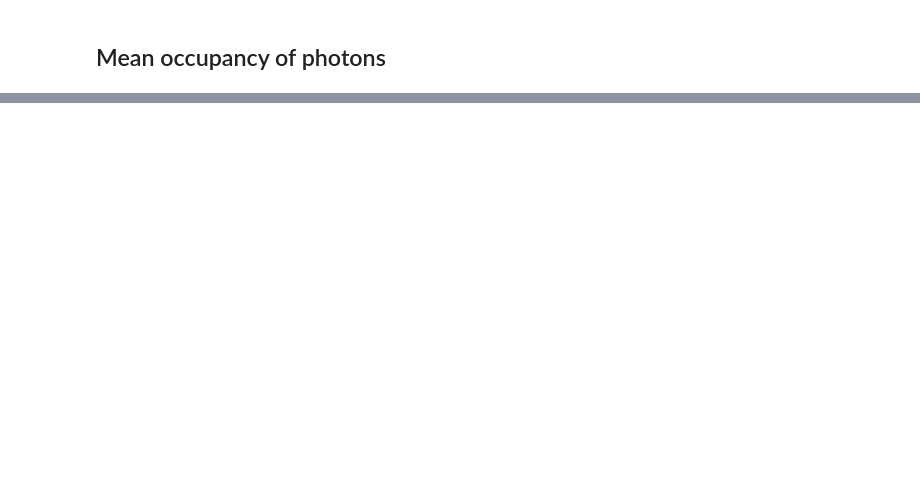
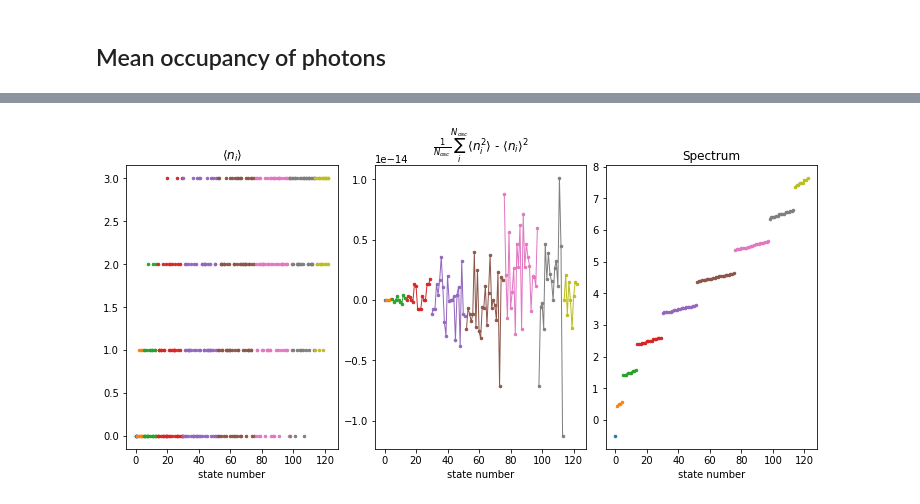
Before and after one commit to anastasiaGor/turbulence_data_notebooks, a Jupyter notebook: Atom-photon Hamiltonian/blocks_atom_multiple_photons.ipynb, the cells around one changed output, grey strips where cells are left out. Cells and saved outputs as stored; diff of their text form; code cells hidden in the pictures; blank space fills up the shorter version.

```diff
--- a/Atom-photon Hamiltonian/blocks_atom_multiple_photons.ipynb
+++ b/Atom-photon Hamiltonian/blocks_atom_multiple_photons.ipynb
@@ -328,19 +331,13 @@ def get_occupancy_on_site(site_index_array, state_int_array, sps) :
-# %%
-for i, block in enumerate(blocks_rotating_wave) :
-    state_integers=np.concatenate((block['boson_states_spin_up'], block['boson_states_spin_down']))
-    site_index = 2
-    mean = np.sum(get_occupancy_on_site(site_index,state_integers,N_lev)*(block['eigenvectors'][:,:]**2), axis=0)
-    #print(get_occupancy_on_site(site_index,state_integers,N_lev))
-    block['ni_mean'] = mean
-    mean_sqr = np.sum((get_occupancy_on_site(site_index,state_integers,N_lev)**2)*(block['eigenvectors'][:,:]**2), axis=0)
-    block['ni_fluct'] = mean_sqr - mean**2
 # %%
-fig, ax = plt.subplots(nrows=1, ncols=2, constrained_layout=True,figsize=(8,5))
+fig, ax = plt.subplots(nrows=1, ncols=3, constrained_layout=True,figsize=(10,5))
 
 for i, block in enumerate(blocks_rotating_wave) :
-    ax[0].plot(block['states'], block['ni_fluct'], '.-', lw=1., ms=5.0)
-    ax[1].plot(block['states'], block['eigenvals'], '.-', lw=1., ms=5.0)
-ax[0].set(title=r'$\langle n_i^2 \rangle$ - $\langle n_i \rangle^2$', xlabel='state number'); ax[0].grid()
-ax[1].set(title='Spectrum', xlabel='state number'); ax[1].grid(False)
+    for site in range(N_osc) :
+        ax[0].plot(block['states'], block['ni_mean'][site,:], '.', lw=1., ms=5.0, color=colors[i%len(colors)])
+    ax[1].plot(block['states'], np.mean(block['ni_fluct'], axis=0), '.-', lw=1., ms=5.0, color=colors[i%len(colors)])
+    ax[2].plot(block['states'], block['eigenvals'], '.-', lw=1., ms=5.0, color=colors[i%len(colors)])
+ax[0].set(title=r'$\langle n_i \rangle$', xlabel='state number')
+ax[1].set(title=r'$\frac{1}{N_{osc}}\sum_{i}^{N_{osc}}\langle n_i^2 \rangle$ - $\langle n_i \rangle^2$', xlabel='state number')
+ax[2].set(title='Spectrum', xlabel='state number')
 plt.show()
 # %% [output]
@@ -347,0 +344 @@ plt.show()
+[figure, added]
```
Also changed, not shown: parts of 25 cells of this notebook.
